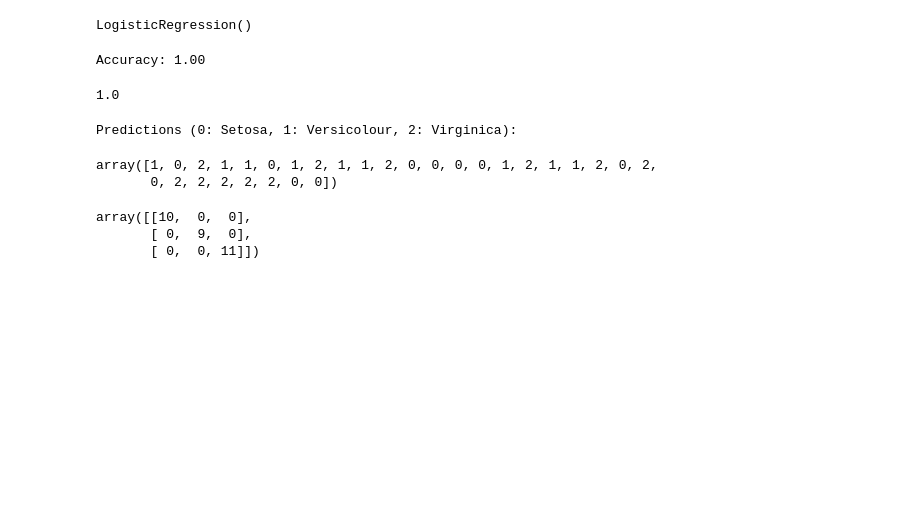
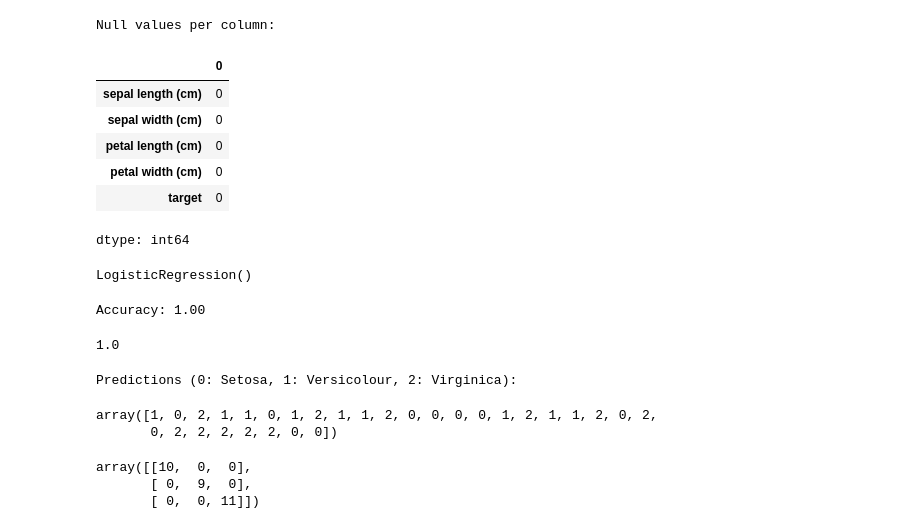
Before and after one commit to RuchiPawar08/DS-experiment, a Jupyter notebook: DS5iris.ipynb, the cells around one changed output. Cells and saved outputs as stored; diff of their text form; code cells hidden in the pictures; blank space fills up the shorter version.

```diff
--- a/DS5iris.ipynb
+++ b/DS5iris.ipynb
@@ -4,3 +12,16 @@ iris = load_iris()
+# %%
+# Check for null values in the DataFrame
+print("Null values per column:")
+display(iris_df.isnull().sum())
+# %% [output]
+Null values per column:
+|  | 0 |
+| sepal length (cm) | 0 |
+| sepal width (cm) | 0 |
+| petal length (cm) | 0 |
+| petal width (cm) | 0 |
+| target | 0 |
+dtype: int64
 # %%
 from sklearn.model_selection import train_test_split
 X_train, X_test, y_train, y_test = train_test_split(iris.data, iris.target, test_size=0.2, random_state=42)
```
Also changed, not shown: parts of 3 cells of this notebook, 2 other files.
